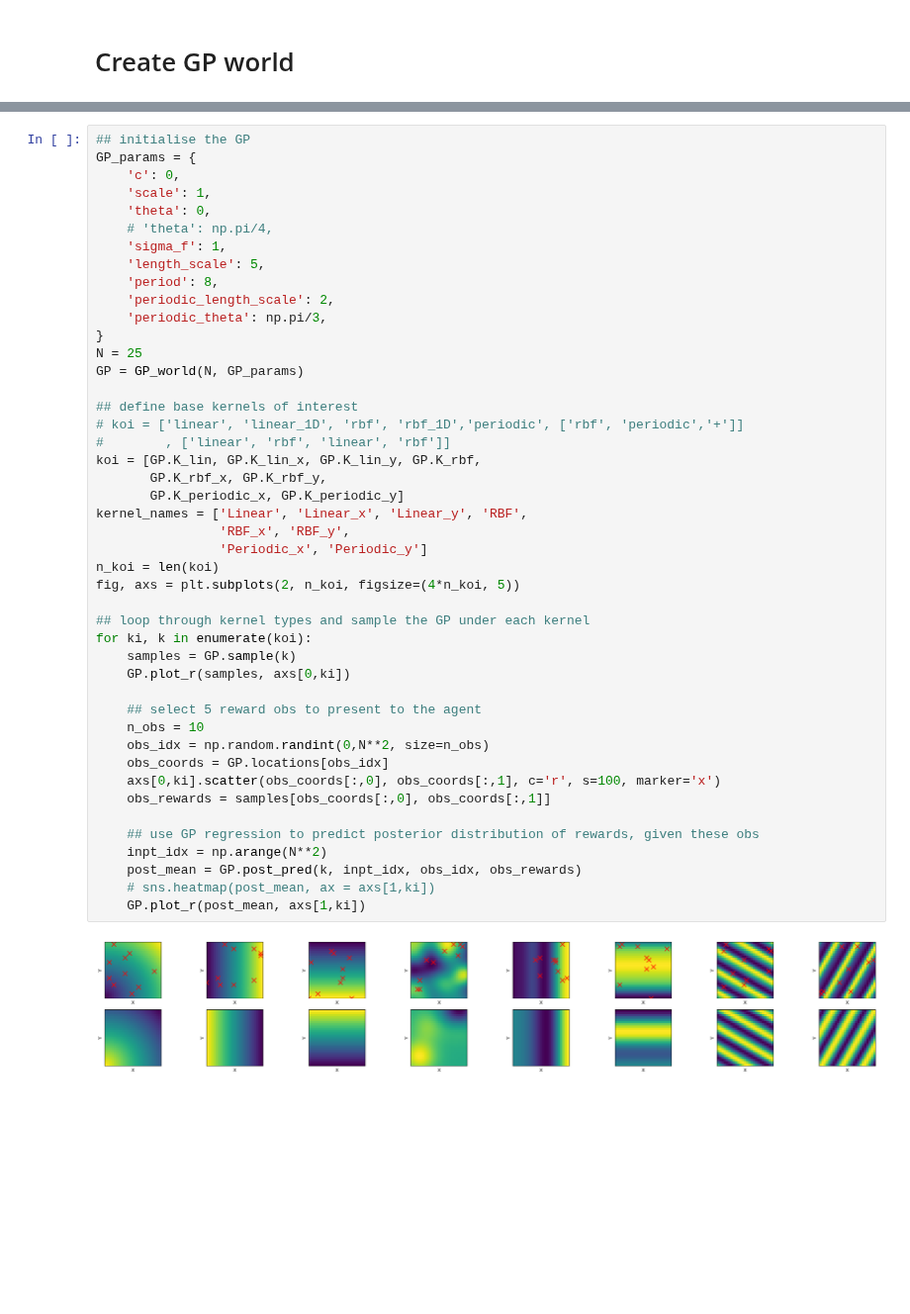
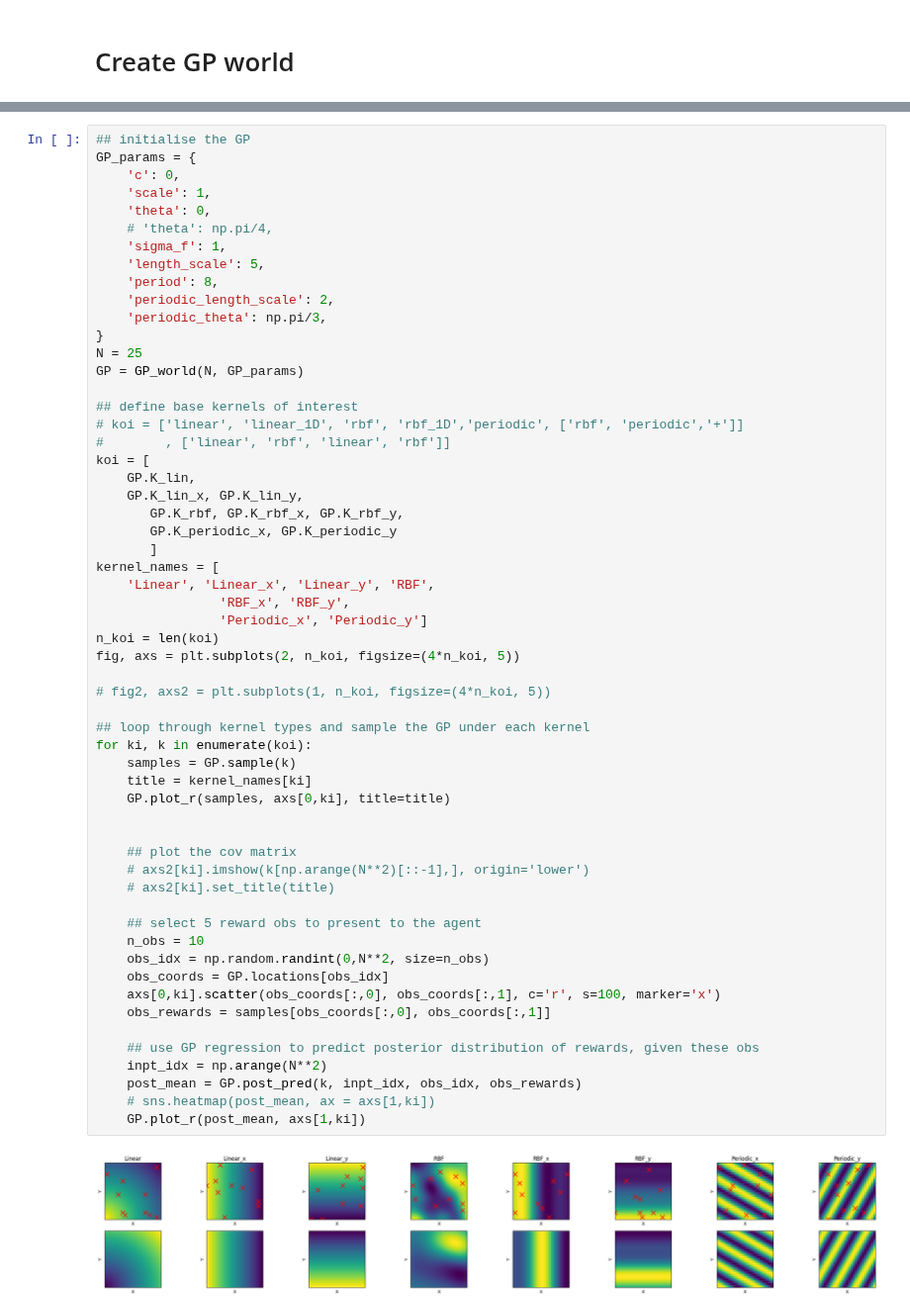
Before and after one commit to tgham/context_exploration, a Jupyter notebook: GP_worlds.ipynb, the cells around one changed output, grey strips where cells are left out. Shown at 99% size. Saved outputs shown, nothing was run; the diff lists cells and outputs as text; blank space fills up the shorter version.

Commit message:
fixed linear

```diff
--- a/GP_worlds.ipynb
+++ b/GP_worlds.ipynb
@@ -234,39 +179,51 @@ GP_params = {
     'periodic_theta': np.pi/3,
 }
 N = 25
 GP = GP_world(N, GP_params)
 
 ## define base kernels of interest
 # koi = ['linear', 'linear_1D', 'rbf', 'rbf_1D','periodic', ['rbf', 'periodic','+']]
 #        , ['linear', 'rbf', 'linear', 'rbf']]
-koi = [GP.K_lin, GP.K_lin_x, GP.K_lin_y, GP.K_rbf,
-       GP.K_rbf_x, GP.K_rbf_y,
-       GP.K_periodic_x, GP.K_periodic_y]
-kernel_names = ['Linear', 'Linear_x', 'Linear_y', 'RBF',
+koi = [
+    GP.K_lin,
+    GP.K_lin_x, GP.K_lin_y,
+       GP.K_rbf, GP.K_rbf_x, GP.K_rbf_y,
+       GP.K_periodic_x, GP.K_periodic_y
+       ]
+kernel_names = [
+    'Linear', 'Linear_x', 'Linear_y', 'RBF',
                 'RBF_x', 'RBF_y',
                 'Periodic_x', 'Periodic_y']
 n_koi = len(koi)
 fig, axs = plt.subplots(2, n_koi, figsize=(4*n_koi, 5))
 
+# fig2, axs2 = plt.subplots(1, n_koi, figsize=(4*n_koi, 5))
+
 ## loop through kernel types and sample the GP under each kernel
 for ki, k in enumerate(koi):
     samples = GP.sample(k)
-    GP.plot_r(samples, axs[0,ki])
+    title = kernel_names[ki]
+    GP.plot_r(samples, axs[0,ki], title=title)
+
+
+    ## plot the cov matrix
+    # axs2[ki].imshow(k[np.arange(N**2)[::-1],], origin='lower')
+    # axs2[ki].set_title(title)
 
     ## select 5 reward obs to present to the agent
     n_obs = 10
     obs_idx = np.random.randint(0,N**2, size=n_obs)
     obs_coords = GP.locations[obs_idx]
     axs[0,ki].scatter(obs_coords[:,0], obs_coords[:,1], c='r', s=100, marker='x')
     obs_rewards = samples[obs_coords[:,0], obs_coords[:,1]]
 
     ## use GP regression to predict posterior distribution of rewards, given these obs
     inpt_idx = np.arange(N**2)
     post_mean = GP.post_pred(k, inpt_idx, obs_idx, obs_rewards)
     # sns.heatmap(post_mean, ax = axs[1,ki])
     GP.plot_r(post_mean, axs[1,ki])
 # %% [output]
-[figure, old version]
+[figure, new version]
 # %%
 ## get all possible products of kernels (i.e. K1*K2 from koi)
 combo_koi = list(itertools.combinations(koi, 2))
```
Also changed, not shown: parts of 4 cells of this notebook.
